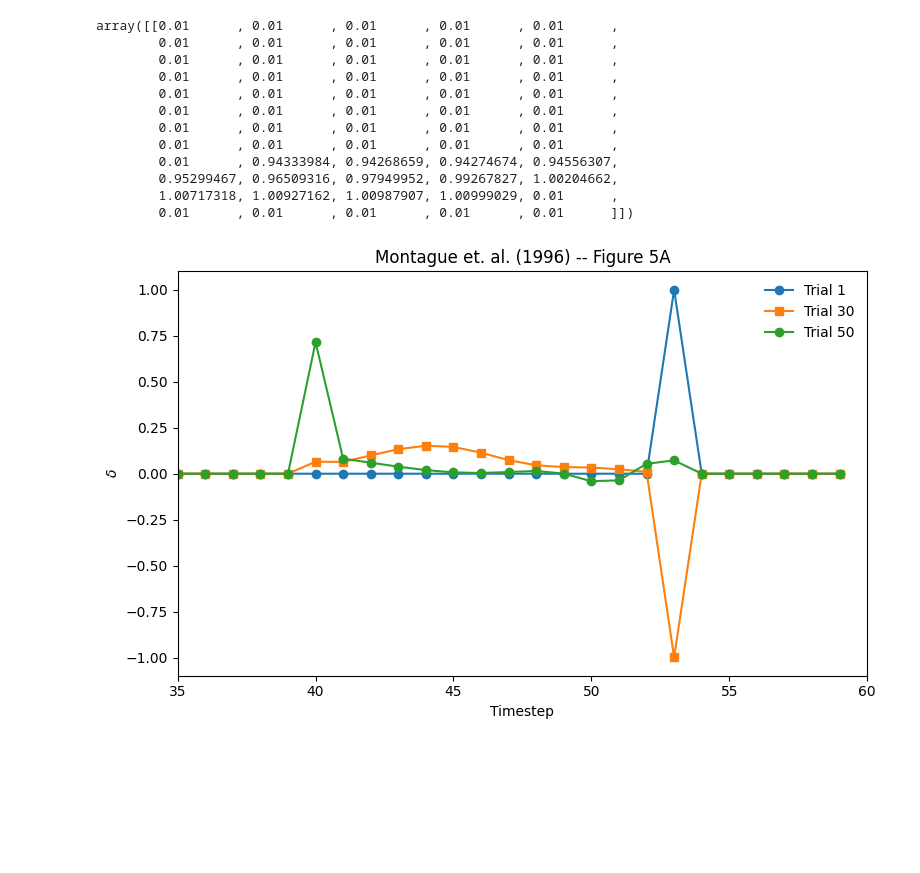
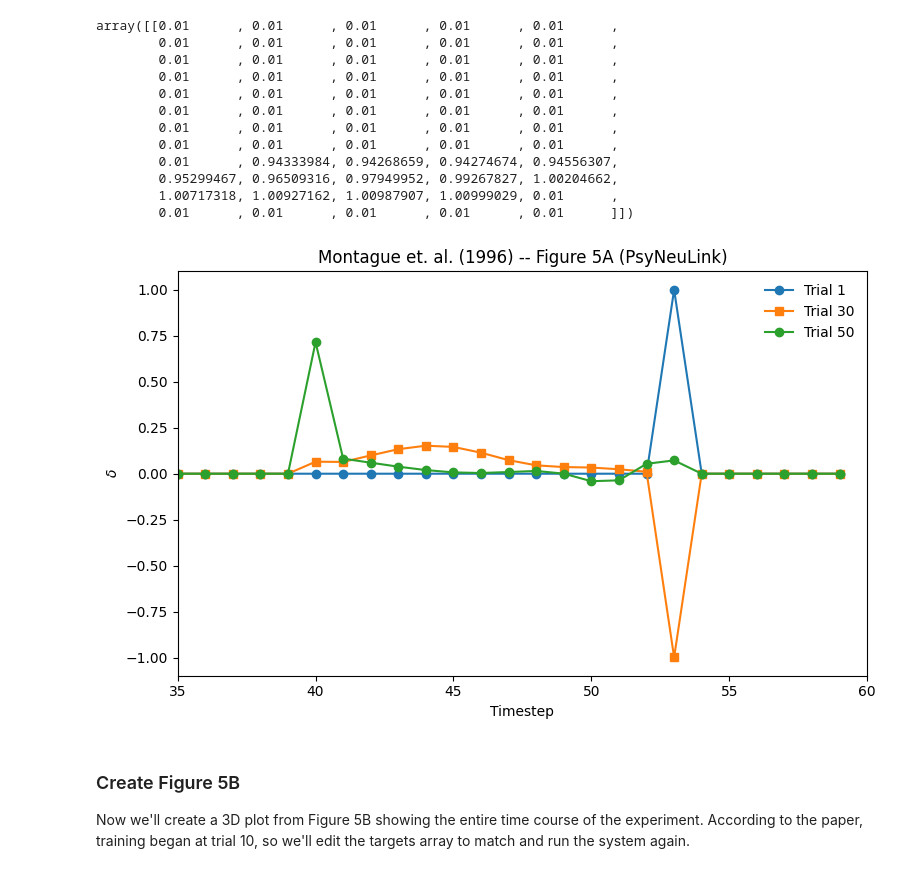
Before and after one commit to PrincetonUniversity/NEU-PSY-502, a Jupyter notebook: website/content/502B/Computation/Reinforcement Learning/notebooks/1 Reinforcement Learning.ipynb, the cells around one changed output. Drawn from its saved outputs; the diff is of its cells as text; code cells hidden in the pictures; blank space fills up the shorter version.

Commit message:
finish reinforcement learning tutorial

```diff
--- a/website/content/502B/Computation/Reinforcement Learning/notebooks/1 Reinforcement Learning.ipynb
+++ b/website/content/502B/Computation/Reinforcement Learning/notebooks/1 Reinforcement Learning.ipynb
@@ -262,14 +272,26 @@ td_comp.show_graph(output_fmt='jupyter', show_learning=True)
 # %%
-# Build Stimuli and Targets
+def get_learning_mechanisms(comp):
+    """
+    Returns the target mechanism for the learning pathway
+    """
+    learning_pathway = comp.pathways[0]
+    learning_components = learning_pathway.learning_components
+
+    prediction_error_mechanism = learning_components[pnl.OBJECTIVE_MECHANISM]
+    prediction_error_mechanism.log.set_log_conditions(pnl.VALUE)
+
+    target_mechanism = learning_components[pnl.TARGET_MECHANISM]
+    return target_mechanism, prediction_error_mechanism
+
+# Build Stimuli and Target
 samples, targets = build_stimulus(n_trials, n_time_steps, no_reward_trials)
 
-learning_pathway = td_comp.pathways[0]
-learning_components = learning_pathway.learning_components
+# Build Model
+td_comp, sample_mechanism = build_model(shape=samples.shape[1])
 
-prediction_error_mechanism = learning_components[pnl.OBJECTIVE_MECHANISM]
-prediction_error_mechanism.log.set_log_conditions(pnl.VALUE)
+# Get the learning mechanisms to pass targets and plot predictions
+target_mechanism, prediction_error_mechanism = get_learning_mechanisms(td_comp)
 
-target_mechanism = learning_components[pnl.TARGET_MECHANISM]
 
 input_dict = {
     sample_mechanism: samples,
@@ -293,19 +315,23 @@ array([[0.01      , 0.01      , 0.01      , 0.01      , 0.01      ,
 # %%
 # Get Delta Values from Log
 delta_vals = prediction_error_mechanism.log.nparray_dictionary()['execid'][pnl.VALUE]
 
 # Plot Delta Values form trials 1, 30, and 50
 t_start = 35
 fig = plt.figure(figsize=(8, 5))
 plt.plot(delta_vals[0][0], "-o", label="Trial 1")
 plt.plot(delta_vals[29][0], "-s", label="Trial 30")
 plt.plot(delta_vals[49][0], "-o", label="Trial 50")
-plt.title("Montague et. al. (1996) -- Figure 5A")
+plt.title("Montague et. al. (1996) -- Figure 5A (PsyNeuLink)")
 plt.xlabel("Timestep")
 plt.ylabel(r"$\delta$")
 plt.legend(frameon=False)
 plt.xlim([t_start, n_time_steps])
 plt.xticks()
 fig.tight_layout()
 # %% [output]
-[figure, old version]
+[figure, new version]
+# %% [markdown]
+### Create Figure 5B
+
+Now we'll create a 3D plot from Figure 5B showing the entire time course of the experiment. According to the paper, training began at trial 10, so we'll edit the targets array to match and run the system again.
```
Also changed, not shown: parts of 22 cells of this notebook, 3 other files.
